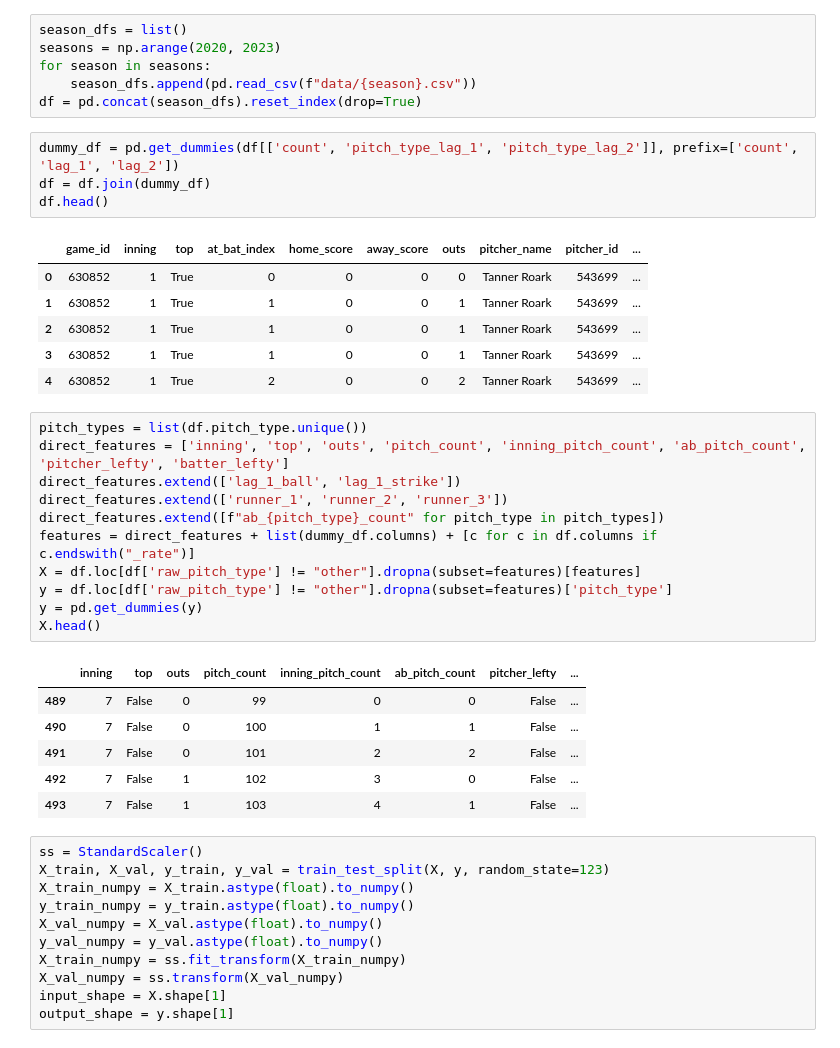
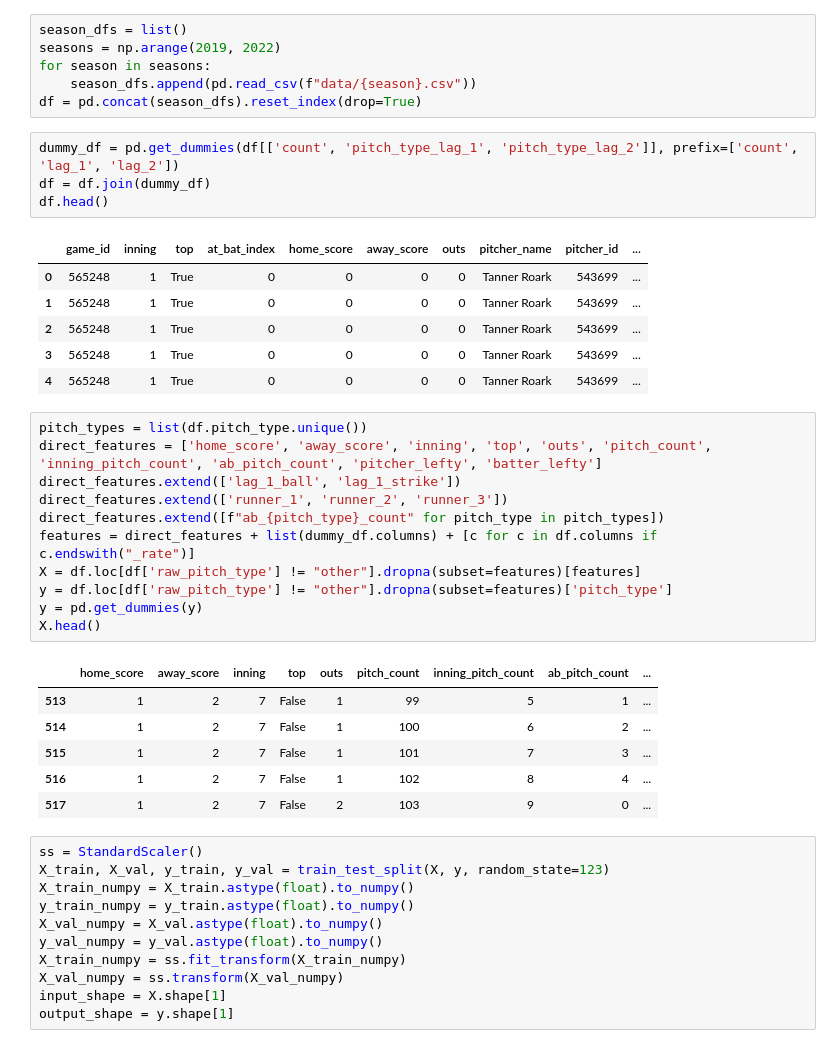
Before and after one commit to dafriedman97/pitchcast, a Jupyter notebook: model.ipynb, the cells around one changed output. Cells and saved outputs as stored; diff of their text form.

```diff
--- a/model.ipynb
+++ b/model.ipynb
@@ -18,6 +14,6 @@ To enable them in other operations, rebuild TensorFlow with the appropriate comp
 # %%
 season_dfs = list()
-seasons = np.arange(2020, 2023)
+seasons = np.arange(2019, 2022)
 for season in seasons:
     season_dfs.append(pd.read_csv(f"data/{season}.csv"))
 df = pd.concat(season_dfs).reset_index(drop=True)
@@ -27,29 +23,29 @@ df = df.join(dummy_df)
 df.head()
 # %% [output]
 |  | game_id | inning | top | at_bat_index | home_score | away_score | outs | pitcher_name | pitcher_id | ... |
-| 0 | 630852 | 1 | True | 0 | 0 | 0 | 0 | Tanner Roark | 543699 | ... |
-| 1 | 630852 | 1 | True | 1 | 0 | 0 | 1 | Tanner Roark | 543699 | ... |
-| 2 | 630852 | 1 | True | 1 | 0 | 0 | 1 | Tanner Roark | 543699 | ... |
-| 3 | 630852 | 1 | True | 1 | 0 | 0 | 1 | Tanner Roark | 543699 | ... |
-| 4 | 630852 | 1 | True | 2 | 0 | 0 | 2 | Tanner Roark | 543699 | ... |
+| 0 | 565248 | 1 | True | 0 | 0 | 0 | 0 | Tanner Roark | 543699 | ... |
+| 1 | 565248 | 1 | True | 0 | 0 | 0 | 0 | Tanner Roark | 543699 | ... |
+| 2 | 565248 | 1 | True | 0 | 0 | 0 | 0 | Tanner Roark | 543699 | ... |
+| 3 | 565248 | 1 | True | 0 | 0 | 0 | 0 | Tanner Roark | 543699 | ... |
+| 4 | 565248 | 1 | True | 0 | 0 | 0 | 0 | Tanner Roark | 543699 | ... |
 # %%
 pitch_types = list(df.pitch_type.unique())
-direct_features = ['inning', 'top', 'outs', 'pitch_count', 'inning_pitch_count', 'ab_pitch_count', 'pitcher_lefty', 'batter_lefty']
+direct_features = ['home_score', 'away_score', 'inning', 'top', 'outs', 'pitch_count', 'inning_pitch_count', 'ab_pitch_count', 'pitcher_lefty', 'batter_lefty']
 direct_features.extend(['lag_1_ball', 'lag_1_strike'])
 direct_features.extend(['runner_1', 'runner_2', 'runner_3'])
 direct_features.extend([f"ab_{pitch_type}_count" for pitch_type in pitch_types])
 features = direct_features + list(dummy_df.columns) + [c for c in df.columns if c.endswith("_rate")]
 X = df.loc[df['raw_pitch_type'] != "other"].dropna(subset=features)[features]
 y = df.loc[df['raw_pitch_type'] != "other"].dropna(subset=features)['pitch_type']
 y = pd.get_dummies(y)
 X.head()
 # %% [output]
-|  | inning | top | outs | pitch_count | inning_pitch_count | ab_pitch_count | pitcher_lefty | ... |
-| 489 | 7 | False | 0 | 99 | 0 | 0 | False | ... |
-| 490 | 7 | False | 0 | 100 | 1 | 1 | False | ... |
-| 491 | 7 | False | 0 | 101 | 2 | 2 | False | ... |
-| 492 | 7 | False | 1 | 102 | 3 | 0 | False | ... |
-| 493 | 7 | False | 1 | 103 | 4 | 1 | False | ... |
+|  | home_score | away_score | inning | top | outs | pitch_count | inning_pitch_count | ab_pitch_count | ... |
+| 513 | 1 | 2 | 7 | False | 1 | 99 | 5 | 1 | ... |
+| 514 | 1 | 2 | 7 | False | 1 | 100 | 6 | 2 | ... |
+| 515 | 1 | 2 | 7 | False | 1 | 101 | 7 | 3 | ... |
+| 516 | 1 | 2 | 7 | False | 1 | 102 | 8 | 4 | ... |
+| 517 | 1 | 2 | 7 | False | 2 | 103 | 9 | 0 | ... |
 # %%
 ss = StandardScaler()
 X_train, X_val, y_train, y_val = train_test_split(X, y, random_state=123)
```
Also changed, not shown: parts of 10 cells of this notebook, 8 other files.
